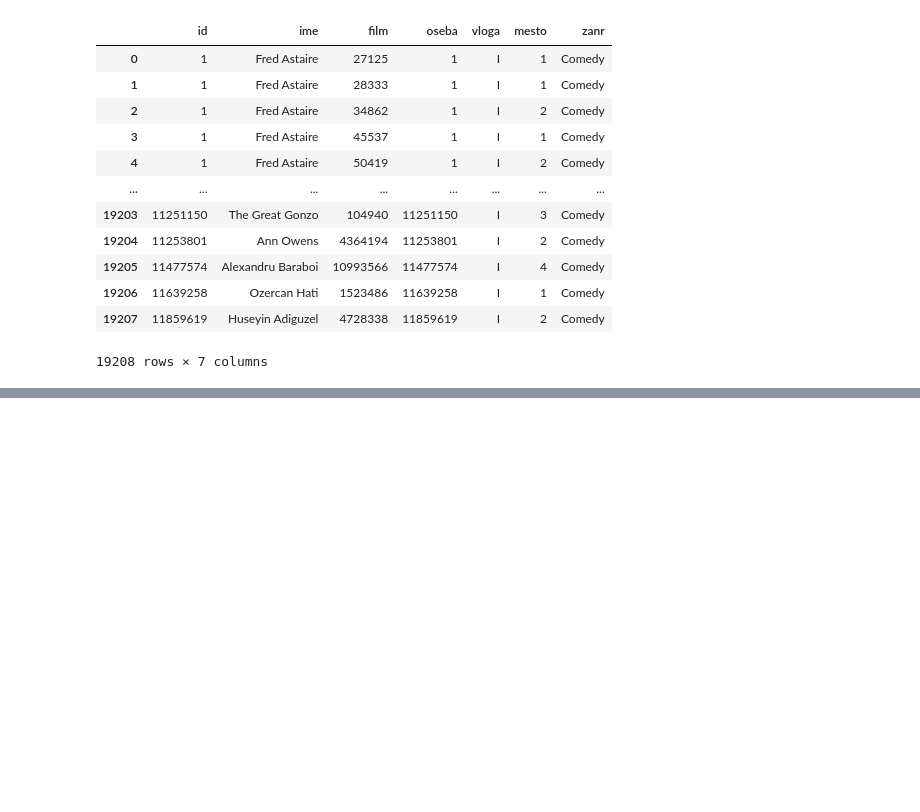
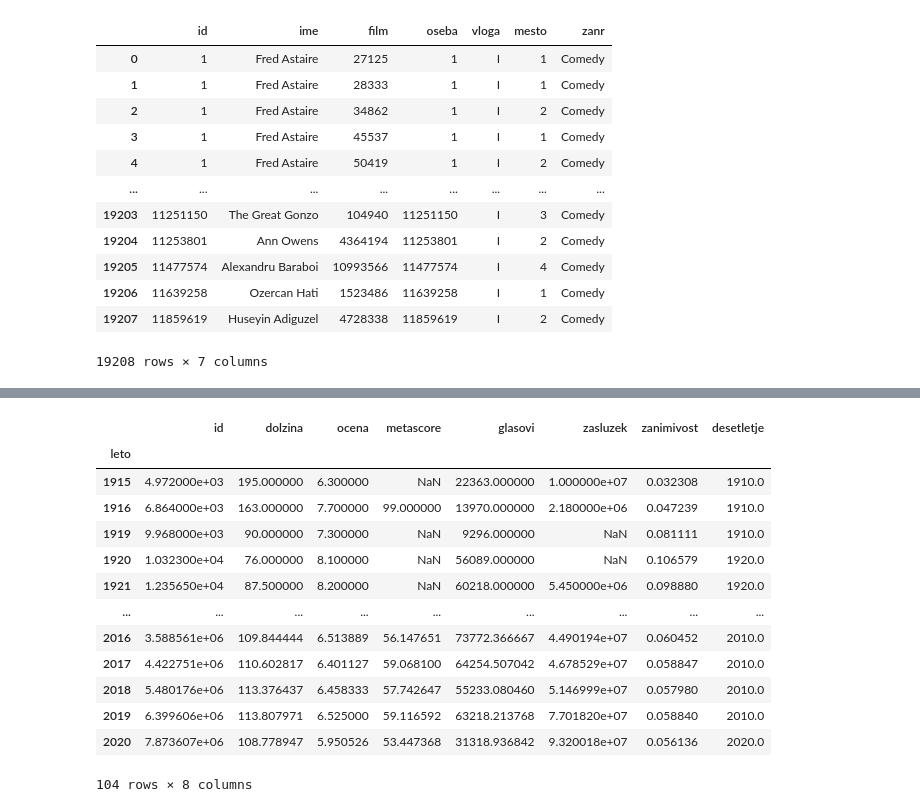
Before and after one commit to matijapretnar/programiranje-1, a Jupyter notebook: 03-knjiznica-pandas/predavanja/Delo s Pandasi.ipynb, the cells around one changed output, grey strips where cells are left out. Cells and saved outputs as stored; diff of their text form; code cells hidden in the pictures; blank space fills up the shorter version.

```diff
--- a/03-knjiznica-pandas/predavanja/Delo s Pandasi.ipynb
+++ b/03-knjiznica-pandas/predavanja/Delo s Pandasi.ipynb
@@ -643,0 +783,17 @@ Length: 8968, dtype: int64
+# %%
+filmi.groupby('leto').mean()
+# %% [output]
+|  | id | dolzina | ocena | metascore | glasovi | zasluzek | zanimivost | desetletje |
+| leto |  |  |  |  |  |  |  |  |
+| 1915 | 4.972000e+03 | 195.000000 | 6.300000 | NaN | 22363.000000 | 1.000000e+07 | 0.032308 | 1910.0 |
+| 1916 | 6.864000e+03 | 163.000000 | 7.700000 | 99.000000 | 13970.000000 | 2.180000e+06 | 0.047239 | 1910.0 |
+| 1919 | 9.968000e+03 | 90.000000 | 7.300000 | NaN | 9296.000000 | NaN | 0.081111 | 1910.0 |
+| 1920 | 1.032300e+04 | 76.000000 | 8.100000 | NaN | 56089.000000 | NaN | 0.106579 | 1920.0 |
+| 1921 | 1.235650e+04 | 87.500000 | 8.200000 | NaN | 60218.000000 | 5.450000e+06 | 0.098880 | 1920.0 |
+| ... | ... | ... | ... | ... | ... | ... | ... | ... |
+| 2016 | 3.588561e+06 | 109.844444 | 6.513889 | 56.147651 | 73772.366667 | 4.490194e+07 | 0.060452 | 2010.0 |
+| 2017 | 4.422751e+06 | 110.602817 | 6.401127 | 59.068100 | 64254.507042 | 4.678529e+07 | 0.058847 | 2010.0 |
+| 2018 | 5.480176e+06 | 113.376437 | 6.458333 | 57.742647 | 55233.080460 | 5.146999e+07 | 0.057980 | 2010.0 |
+| 2019 | 6.399606e+06 | 113.807971 | 6.525000 | 59.116592 | 63218.213768 | 7.701820e+07 | 0.058840 | 2010.0 |
+| 2020 | 7.873607e+06 | 108.778947 | 5.950526 | 53.447368 | 31318.936842 | 9.320018e+07 | 0.056136 | 2020.0 |
+104 rows × 8 columns
```
Also changed, not shown: parts of 29 cells of this notebook.
